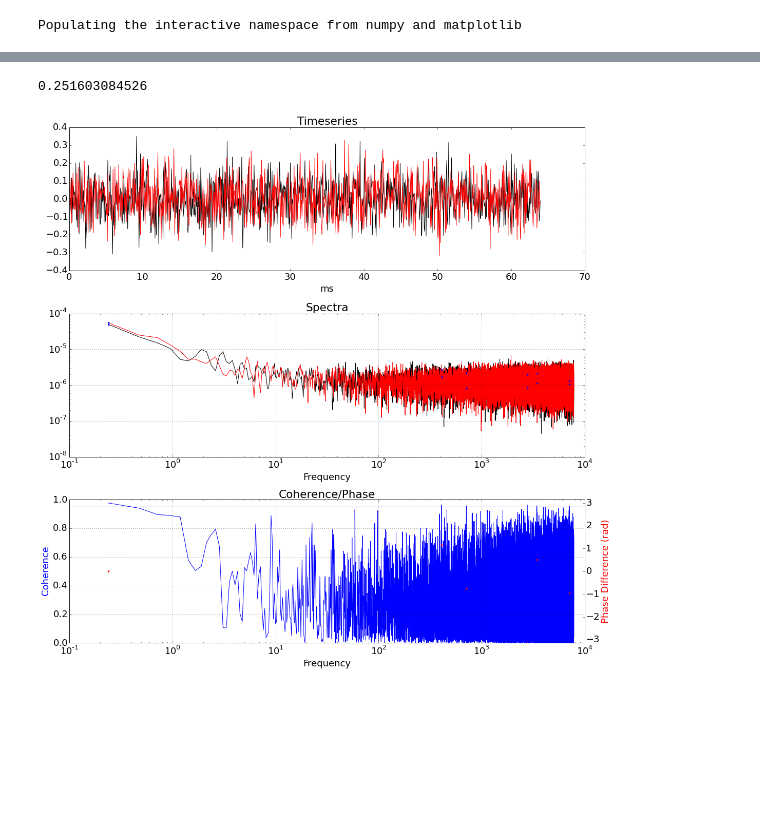
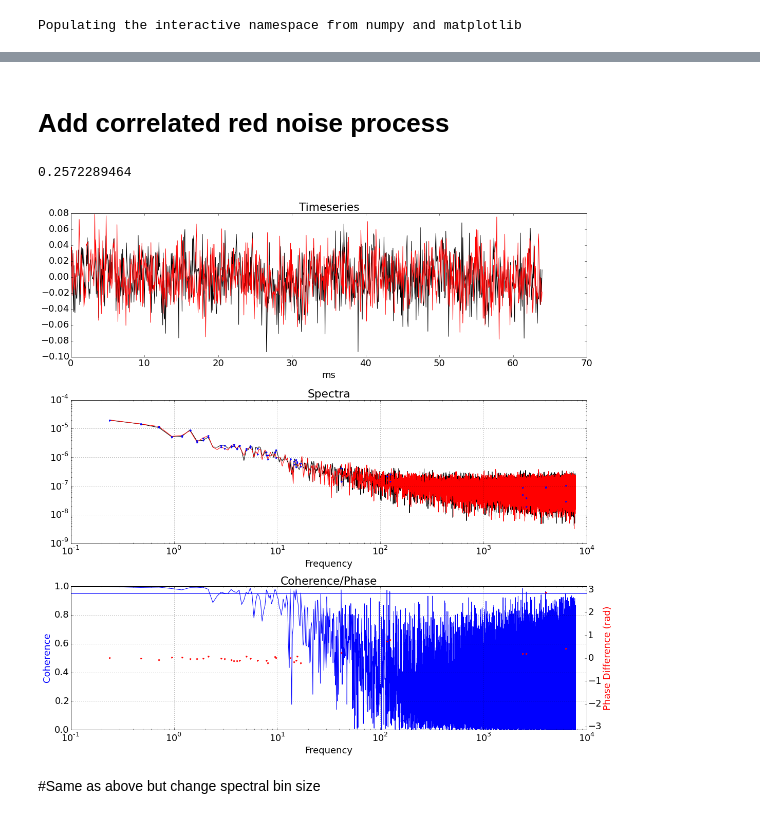
Before and after one commit to gitj/notebooks, a Jupyter notebook: 2015/2015-08-12-demonstrate-cross-correlation-with-simulation.ipynb, the cells around one changed output, grey strips where cells are left out. Drawn from its saved outputs; the diff is of its cells as text; code cells hidden in the pictures; blank space fills up the shorter version.

```diff
--- a/2015/2015-08-12-demonstrate-cross-correlation-with-simulation.ipynb
+++ b/2015/2015-08-12-demonstrate-cross-correlation-with-simulation.ipynb
@@ -76,9 +76,13 @@ cs.plot()
+# %% [markdown]
+# Add correlated red noise process
 # %%
 cs = kid_readout.analysis.cross_spectrum.CrossSpectralAnalysis()
-cs.get_data_directly(red+ts1/10.,red+ts2/10.)
+cs.get_data_directly(red+ts1/40.,red+ts2/40.)
 cs.plot()
 # %% [output]
-0.251603084526
+0.2572289464
-[figure, old version]
+[figure, new version]
+# %% [markdown]
+#Same as above but change spectral bin size
 # %%
 cs = kid_readout.analysis.cross_spectrum.CrossSpectralAnalysis()
```
Also changed, not shown: parts of 22 cells of this notebook, 1 other file.
